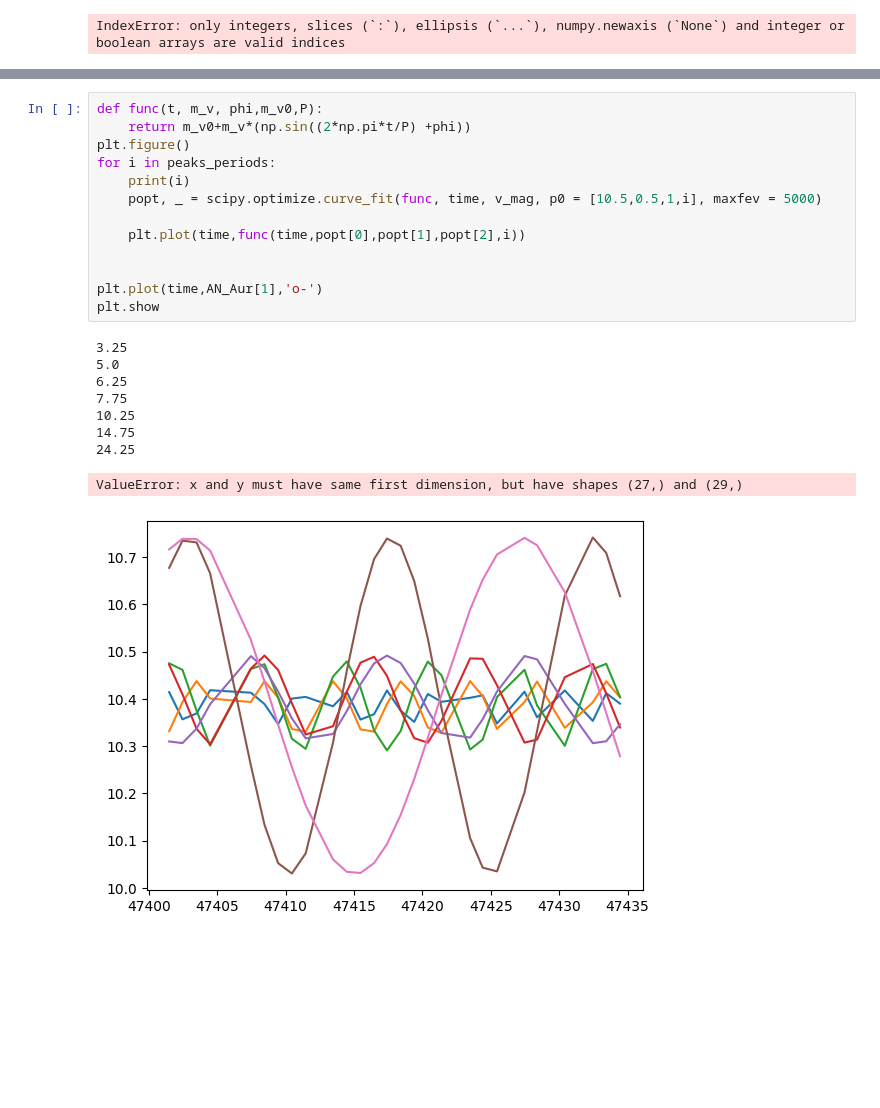
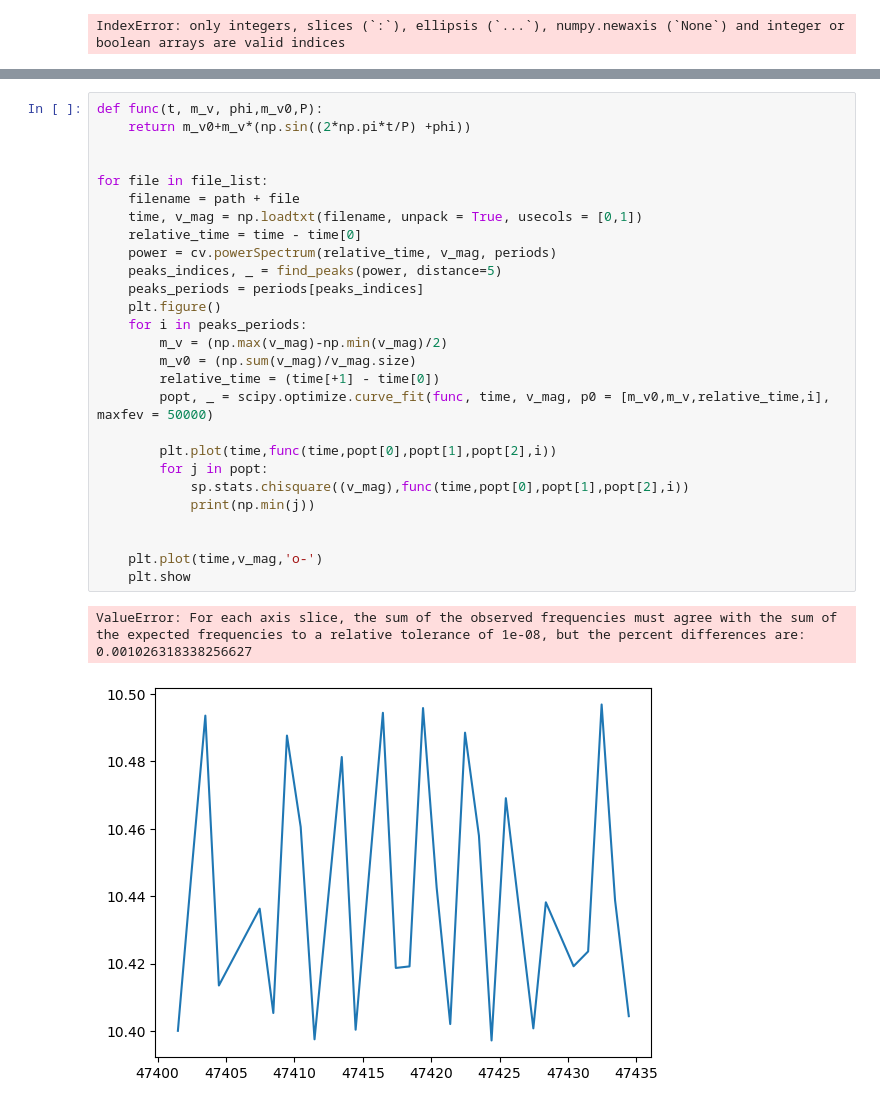
Before and after one commit to lewismcnish/Astronomy, a Jupyter notebook: Cepheid_Variables/Ceipheid.ipynb, the cells around one changed output, grey strips where cells are left out. Cells and saved outputs as stored; diff of their text form; blank space fills up the shorter version.

Commit message:
started chisquare func

```diff
--- a/Cepheid_Variables/Ceipheid.ipynb
+++ b/Cepheid_Variables/Ceipheid.ipynb
@@ -150,23 +160,31 @@ IndexError: only integers, slices (`:`), ellipsis (`...`), numpy.newaxis (`None`
 # %%
 def func(t, m_v, phi,m_v0,P):
     return m_v0+m_v*(np.sin((2*np.pi*t/P) +phi))
-plt.figure()
-for i in peaks_periods:
-    print(i)
-    popt, _ = scipy.optimize.curve_fit(func, time, v_mag, p0 = [10.5,0.5,1,i], maxfev = 5000)
-
-    plt.plot(time,func(time,popt[0],popt[1],popt[2],i))
 
 
-plt.plot(time,AN_Aur[1],'o-')
-plt.show
+for file in file_list:
+    filename = path + file
+    time, v_mag = np.loadtxt(filename, unpack = True, usecols = [0,1])
+    relative_time = time - time[0]
+    power = cv.powerSpectrum(relative_time, v_mag, periods)
+    peaks_indices, _ = find_peaks(power, distance=5)
+    peaks_periods = periods[peaks_indices]
+    plt.figure()
+    for i in peaks_periods:
+        m_v = (np.max(v_mag)-np.min(v_mag)/2)
+        m_v0 = (np.sum(v_mag)/v_mag.size)
+        relative_time = (time[+1] - time[0])
+        popt, _ = scipy.optimize.curve_fit(func, time, v_mag, p0 = [m_v0,m_v,relative_time,i], maxfev = 50000)
+
+        plt.plot(time,func(time,popt[0],popt[1],popt[2],i))
+        for j in popt:
+            sp.stats.chisquare((v_mag),func(time,popt[0],popt[1],popt[2],i))
+            print(np.min(j))
+
+
+    plt.plot(time,v_mag,'o-')
+    plt.show
 # %% [output]
-3.25
-5.0
-6.25
-7.75
-10.25
-14.75
-24.25
+ValueError: For each axis slice, the sum of the observed frequencies must agree with the sum of the expected frequencies to a relative tolerance of 1e-08, but the percent differences are:
+0.001026318338256627
-ValueError: x and y must have same first dimension, but have shapes (27,) and (29,)
-[figure, old version]
+[figure, new version]
```
Also changed, not shown: parts of 2 cells of this notebook.
